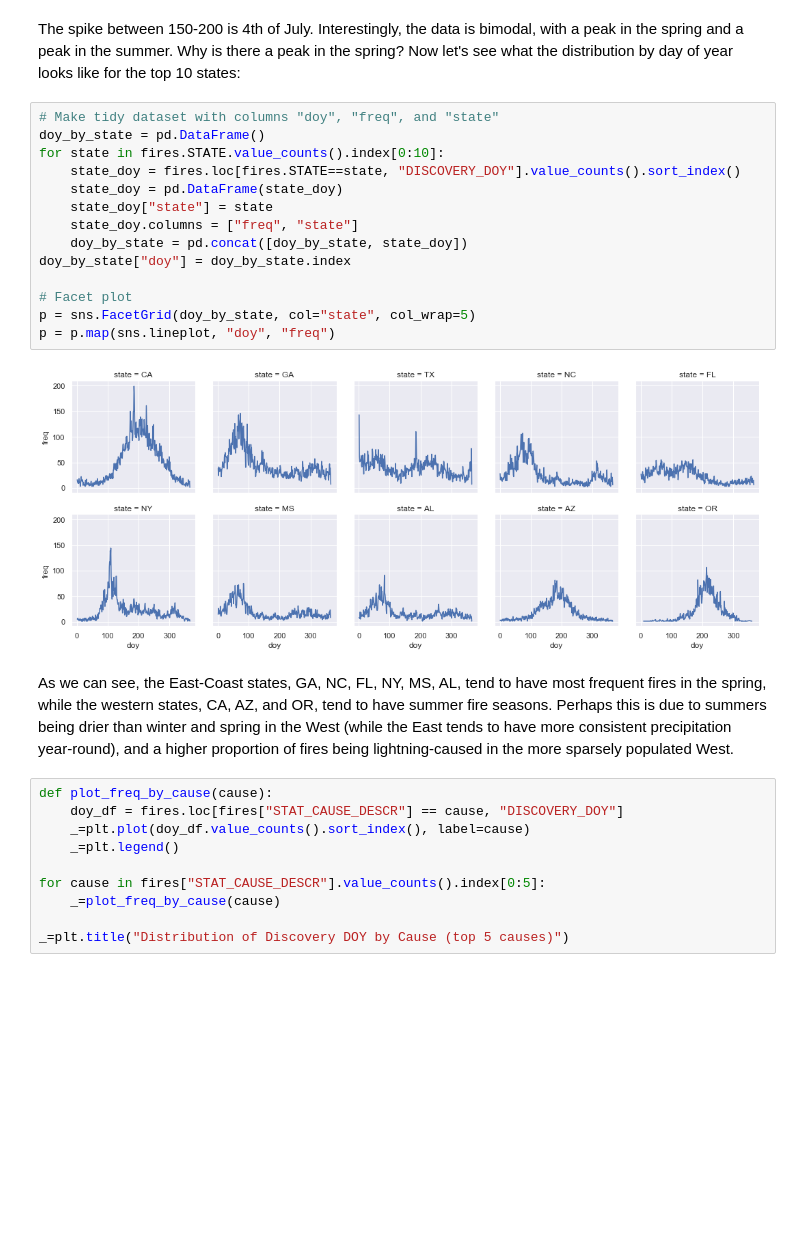
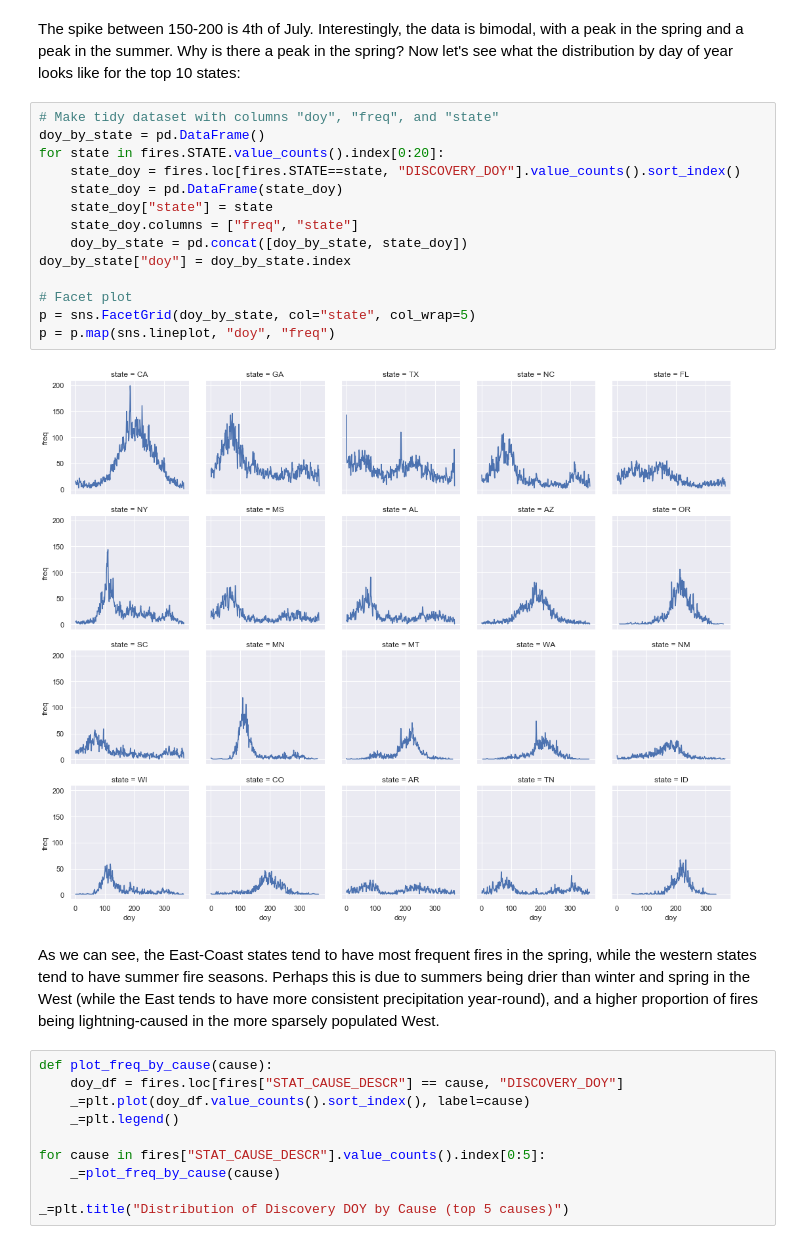
Before and after one commit to carterportwood/Wildfires_ML_Project, a Jupyter notebook: 208 Project.ipynb, the cells around one changed output. Cells and saved outputs as stored; diff of their text form; blank space fills up the shorter version.

```diff
--- a/208 Project.ipynb
+++ b/208 Project.ipynb
@@ -141,21 +141,21 @@ The spike between 150-200 is 4th of July. Interestingly, the data is bimodal, wi
 # %%
 # Make tidy dataset with columns "doy", "freq", and "state"
 doy_by_state = pd.DataFrame()
-for state in fires.STATE.value_counts().index[0:10]:
+for state in fires.STATE.value_counts().index[0:20]:
     state_doy = fires.loc[fires.STATE==state, "DISCOVERY_DOY"].value_counts().sort_index()
     state_doy = pd.DataFrame(state_doy)
     state_doy["state"] = state
     state_doy.columns = ["freq", "state"]
     doy_by_state = pd.concat([doy_by_state, state_doy])
 doy_by_state["doy"] = doy_by_state.index
 
 # Facet plot
 p = sns.FacetGrid(doy_by_state, col="state", col_wrap=5)
 p = p.map(sns.lineplot, "doy", "freq")
 # %% [output]
-[figure, old version]
+[figure, new version]
 # %% [markdown]
-As we can see, the East-Coast states, GA, NC, FL, NY, MS, AL, tend to have most frequent fires in the spring, while the western states, CA, AZ, and OR, tend to have summer fire seasons. Perhaps this is due to summers being drier than winter and spring in the West (while the East tends to have more consistent precipitation year-round), and a higher proportion of fires being lightning-caused in the more sparsely populated West.
+As we can see, the East-Coast states tend to have most frequent fires in the spring, while the western states tend to have summer fire seasons. Perhaps this is due to summers being drier than winter and spring in the West (while the East tends to have more consistent precipitation year-round), and a higher proportion of fires being lightning-caused in the more sparsely populated West.
 # %%
 def plot_freq_by_cause(cause):
     doy_df = fires.loc[fires["STAT_CAUSE_DESCR"] == cause, "DISCOVERY_DOY"]
```
Also changed, not shown: parts of 6 cells of this notebook.
